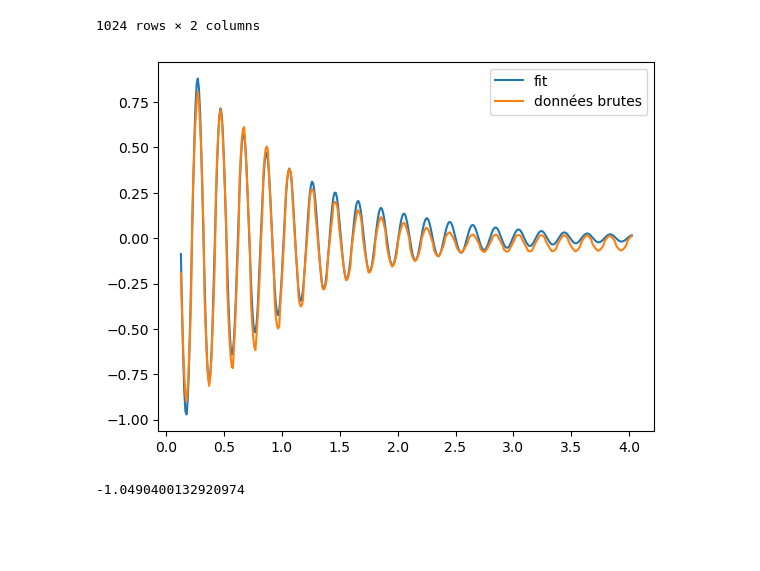
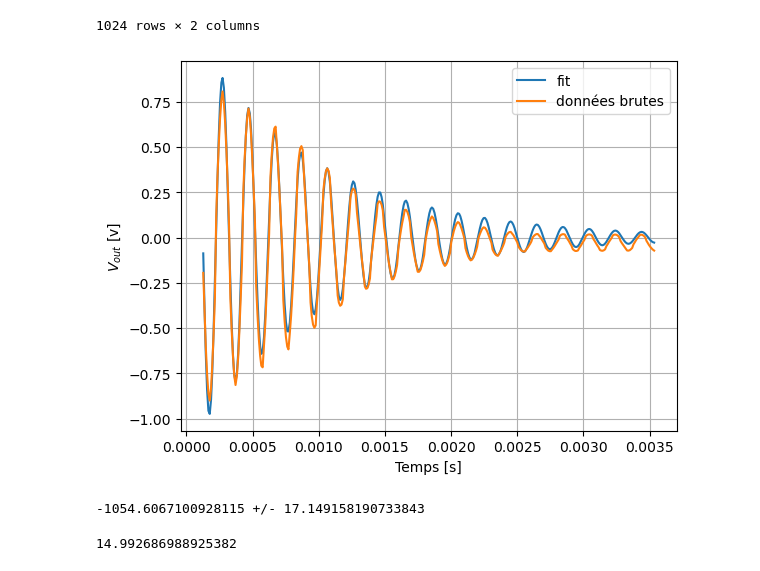
Before and after one commit to delavayan/Experiance-4-Phys-exp, a Jupyter notebook: TP RLC - Camille & Klara.ipynb, the cells around one changed output. Cells and saved outputs as stored; diff of their text form; code cells hidden in the pictures; blank space fills up the shorter version.

```diff
--- a/TP RLC - Camille & Klara.ipynb
+++ b/TP RLC - Camille & Klara.ipynb
@@ -39,19 +39,20 @@ R = 47*1E3
 p0 = (5000, 0.6, 1000)
 
 popt, pcov = curve_fit(model, freq_np, amp_np, p0)
-omega0, A, Q = popt
-omega0 = omega0*2*np.pi
+nu0, A, Q = popt
+
 
 plt.plot(freq_np, amp_np, 'o', label ='données brutes')
 #plt.plot(freq_np, model(freq_np, *p0), label = "à l'oeil")
 freq_np = np.linspace(np.min(freq_np), np.max(freq_np), 1000)
 plt.plot(freq_np, model(freq_np, *popt), label = "fit")
 plt.legend()
-print('fréquence de résonance', omega0)
+print('fréquence de résonance', nu0)
 print('facteur de qualité', abs(Q))
 print('Rp', Rp(R,A))
+omega0 = nu0*2*np.pi
 print('Rp', Rp_bis(abs(Q_int(Q, R,omega0)), omega0 ))
 print('Q_int', abs(Q_int(Q, R,omega0)) )
-print('Valeur attendue de Quint', R*10*1E-9*omega0 )
+print('Valeur attendue de Qext', R*10*1E-9*omega0 )
 mask = model(freq_np, *popt) == np.max(model(freq_np, *popt))
 # %% [output]
@@ -268,28 +371,38 @@ pd.read_csv('scopeData(23).csv')
 | 1023 | -4.990 | -1.485436 |
 1024 rows × 2 columns
 # %%
-time = pd.read_csv('scopeData(23).csv')['TIME ms']
+time = pd.read_csv('scopeData(23).csv')['TIME ms']*1E-3
 Vin = pd.read_csv('scopeData(23).csv')[' IN2']
 time = time.to_numpy()
 Vin = Vin.to_numpy()
-time_cropped, Vin_cropped = time[100:500], Vin[100:500]
+time_cropped, Vin_cropped = time[150:500], Vin[150:500]
 # %%
 def model(t, A, alpha, omega, phi):
     return A*np.exp(alpha*t)*np.cos(omega*t + phi)
 
-p0 = (1.2, -0.7, 30, 0)
+p0 = (0.3, 800, 30, 0)
 
 popt, pcov = curve_fit(model, time_cropped, Vin_cropped, p0)
 A, alpha, omega, phi = popt
+perr = np.sqrt(np.diag(pcov))
+u_alpha = perr[2]
 # %%
 #plt.plot(time_cropped, model(time_cropped, *p0))
 plt.plot(time_cropped, model(time_cropped, *popt), label ='fit')
 plt.plot(time_cropped, Vin_cropped, label = 'données brutes')
 plt.legend()
+plt.xlabel("Temps [s]")
+plt.ylabel("$V_{out}$ [v]")
+plt.grid()
 plt.show()
 # %% [output]
-[figure, old version]
+[figure, new version]
 # %%
-print(alpha)
+print(f"{alpha} +/- {u_alpha}")
 # %% [output]
--1.0490400132920974
+-1054.6067100928115 +/- 17.149158190733843
+# %%
+Q = -1/(np.sqrt(L*C)*2*alpha)
+print(Q)
+# %% [output]
+14.992686988925382
```
Also changed, not shown: parts of 12 cells of this notebook, 3 other files.
